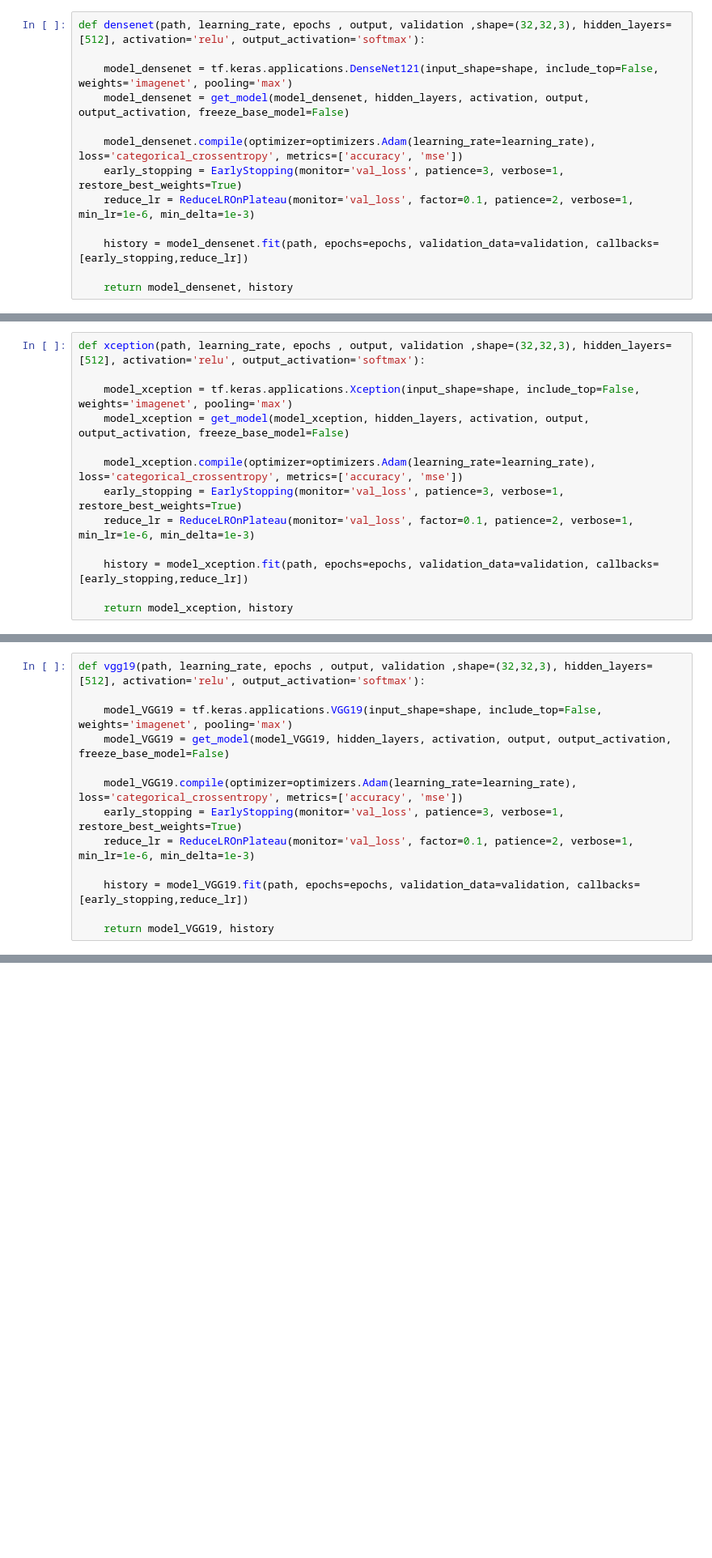
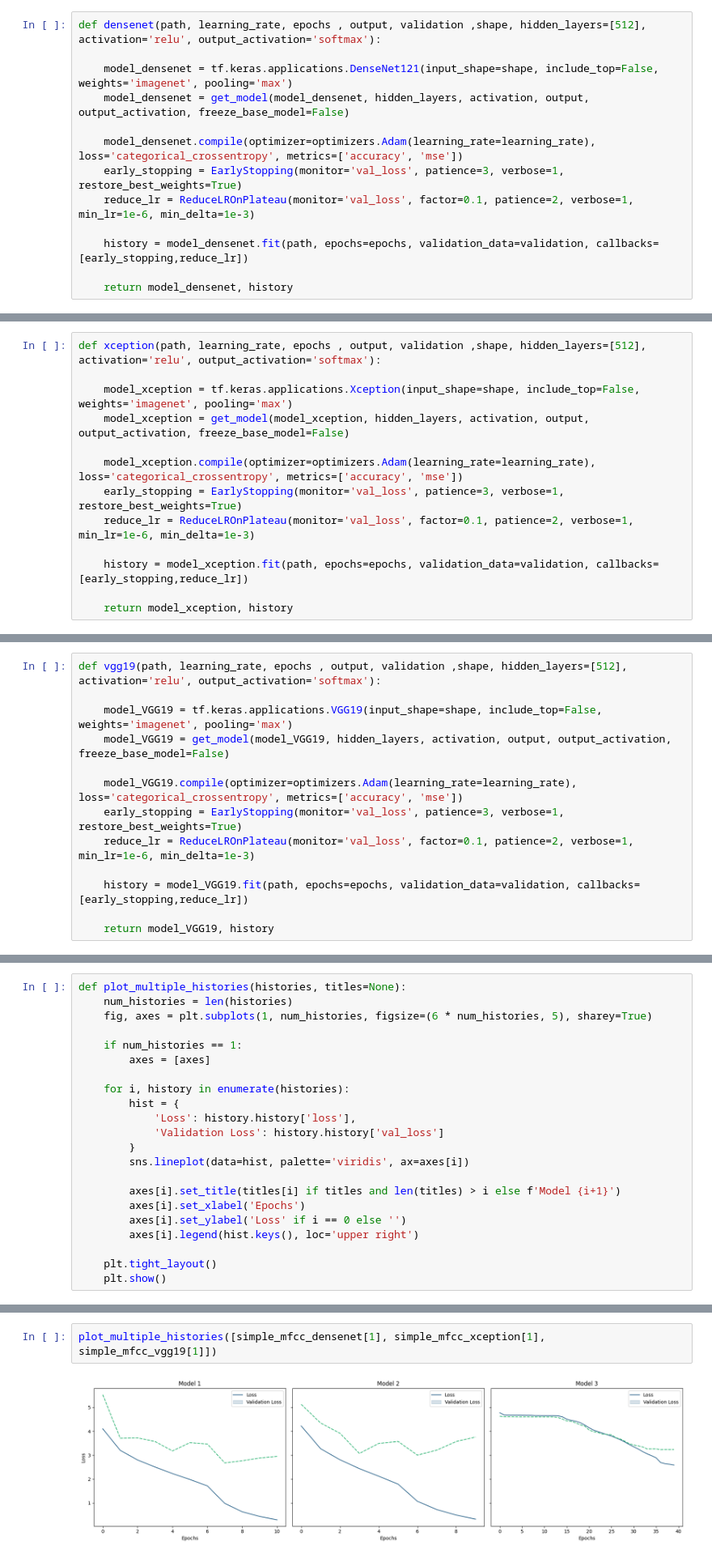
Before and after one commit to SergioM2/icd2024, a Jupyter notebook: proyecto/CNN.ipynb, the cells around one changed output, grey strips where cells are left out. Shown at 81% size. Cells and saved outputs as stored; diff of their text form; blank space fills up the shorter version.

```diff
--- a/proyecto/CNN.ipynb
+++ b/proyecto/CNN.ipynb
@@ -387,5 +444,5 @@ def get_model(base_model, hidden_layers, activation, output, output_activation,
 # %%
-def densenet(path, learning_rate, epochs , output, validation ,shape=(32,32,3), hidden_layers=[512], activation='relu', output_activation='softmax'):
+def densenet(path, learning_rate, epochs , output, validation ,shape, hidden_layers=[512], activation='relu', output_activation='softmax'):
 
     model_densenet = tf.keras.applications.DenseNet121(input_shape=shape, include_top=False, weights='imagenet', pooling='max')
     model_densenet = get_model(model_densenet, hidden_layers, activation, output, output_activation, freeze_base_model=False)
@@ -402,5 +459,5 @@ def densenet(path, learning_rate, epochs , output, validation ,shape=(32,32,3),
 # %%
-def xception(path, learning_rate, epochs , output, validation ,shape=(32,32,3), hidden_layers=[512], activation='relu', output_activation='softmax'):
+def xception(path, learning_rate, epochs , output, validation ,shape, hidden_layers=[512], activation='relu', output_activation='softmax'):
 
     model_xception = tf.keras.applications.Xception(input_shape=shape, include_top=False, weights='imagenet', pooling='max')
     model_xception = get_model(model_xception, hidden_layers, activation, output, output_activation, freeze_base_model=False)
@@ -417,5 +474,5 @@ def xception(path, learning_rate, epochs , output, validation ,shape=(32,32,3),
 # %%
-def vgg19(path, learning_rate, epochs , output, validation ,shape=(32,32,3), hidden_layers=[512], activation='relu', output_activation='softmax'):
+def vgg19(path, learning_rate, epochs , output, validation ,shape, hidden_layers=[512], activation='relu', output_activation='softmax'):
 
     model_VGG19 = tf.keras.applications.VGG19(input_shape=shape, include_top=False, weights='imagenet', pooling='max')
     model_VGG19 = get_model(model_VGG19, hidden_layers, activation, output, output_activation, freeze_base_model=False)
@@ -447 +535,23 @@ def train(path, learning_rate, epochs , output, validation ,shape=(32,32, 3), hi
+# %%
+def plot_multiple_histories(histories, titles=None):
+    num_histories = len(histories)
+    fig, axes = plt.subplots(1, num_histories, figsize=(6 * num_histories, 5), sharey=True)
+
+    if num_histories == 1:
+        axes = [axes]
+
+    for i, history in enumerate(histories):
+        hist = {
+            'Loss': history.history['loss'],
+            'Validation Loss': history.history['val_loss']
+        }
+        sns.lineplot(data=hist, palette='viridis', ax=axes[i])
+
+        axes[i].set_title(titles[i] if titles and len(titles) > i else f'Model {i+1}')
+        axes[i].set_xlabel('Epochs')
+        axes[i].set_ylabel('Loss' if i == 0 else '')
+        axes[i].legend(hist.keys(), loc='upper right')
+
+    plt.tight_layout()
+    plt.show()
 # %% [markdown]
@@ -618,0 +585,4 @@ print(y_test)
+# %%
+plot_multiple_histories([simple_mfcc_densenet[1], simple_mfcc_xception[1], simple_mfcc_vgg19[1]])
+# %% [output]
+[figure, added]
```
Also changed, not shown: parts of 188 cells of this notebook.
